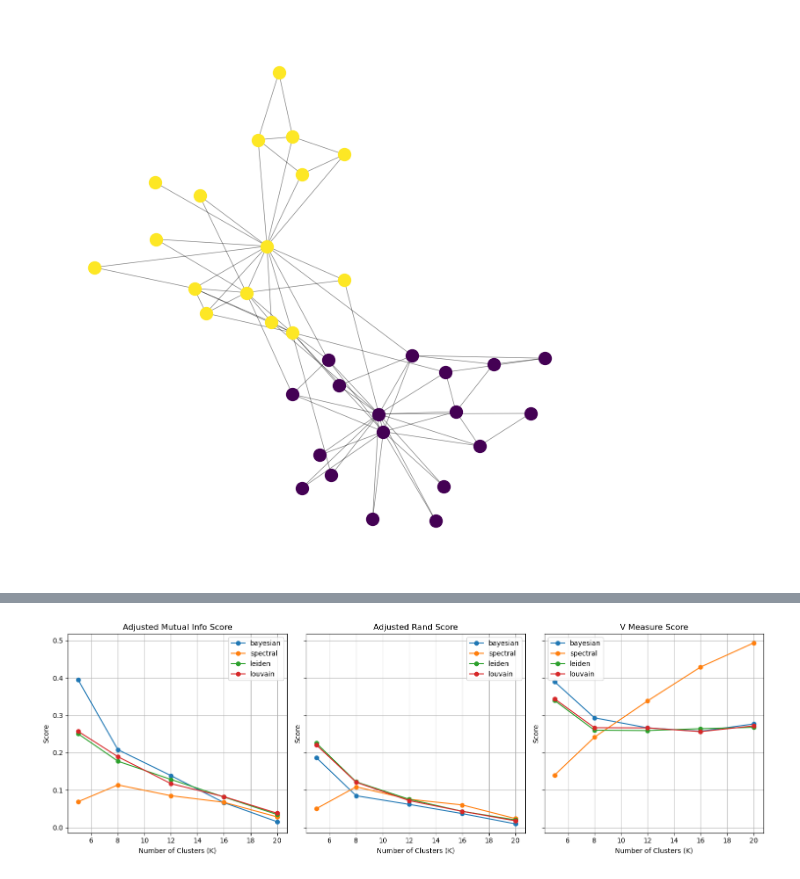
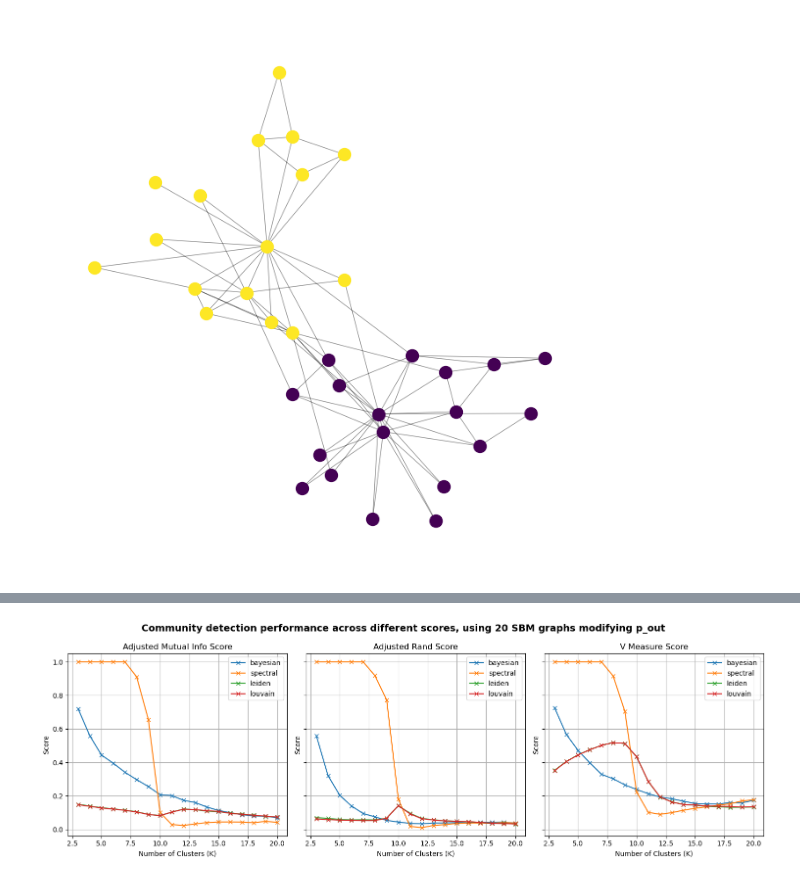
Before and after one commit to salyaa/semester_project, a Jupyter notebook: tests.ipynb, the cells around one changed output, grey strips where cells are left out. Drawn from its saved outputs; the diff is of its cells as text; code cells hidden in the pictures.

```diff
--- a/tests.ipynb
+++ b/tests.ipynb
@@ -121,4 +97,5 @@ display(results)
-# %%
-plot_results_range_K(results)
-# %% [output]
-[figure, removed]
+# %%
+title = f"Community detection performance across different scores, using {20} SBM graphs modifying p_out"
+plot_results_range_K(results_out, title)
+# %% [output]
+[figure, added]
```
Also changed, not shown: parts of 20 cells of this notebook, 6 other files.
